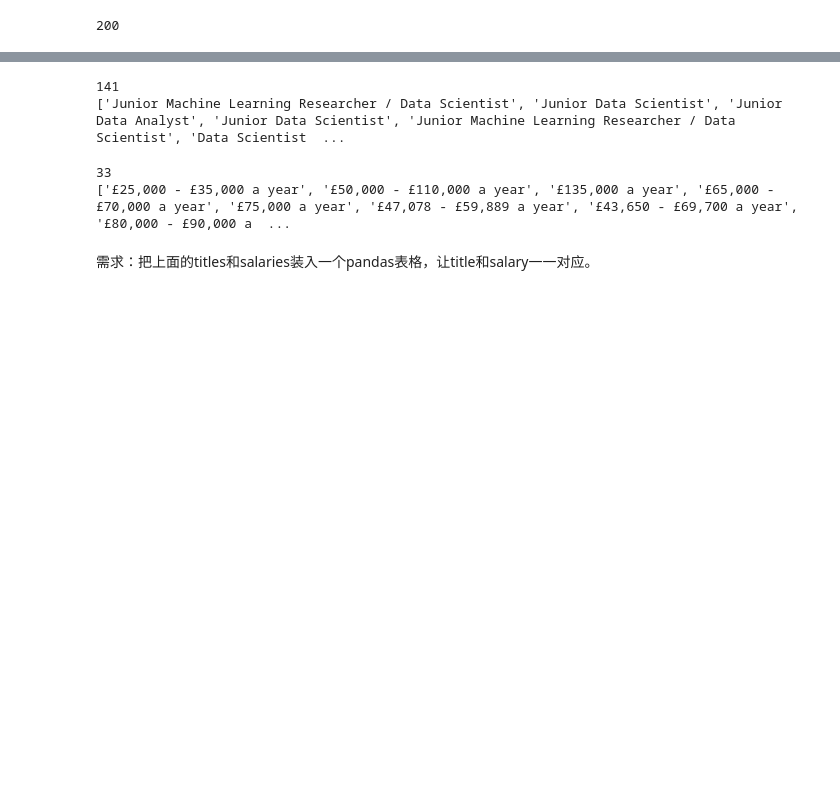
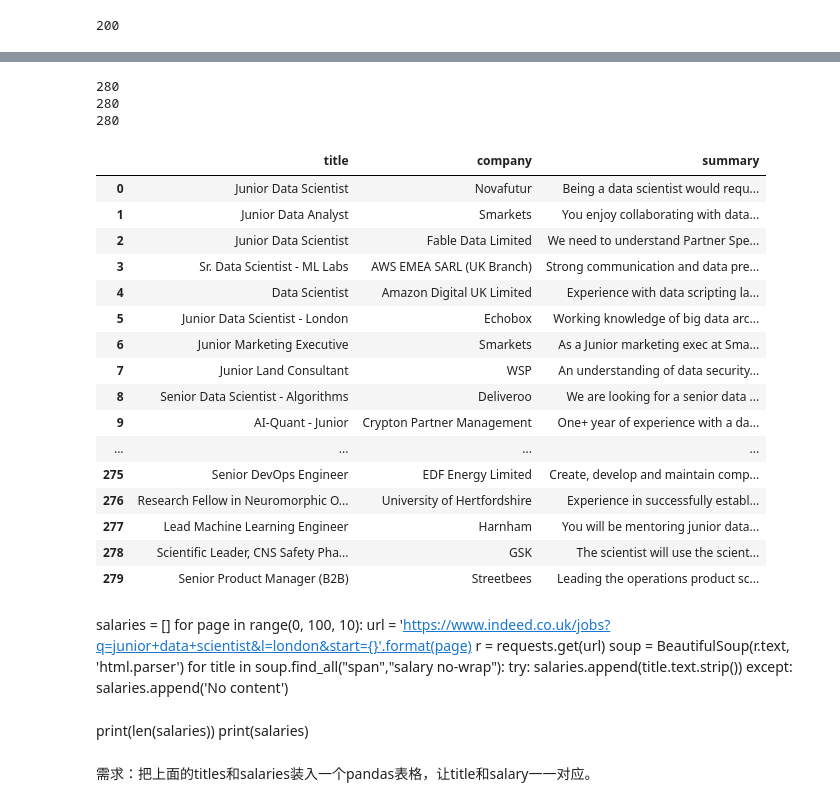
Before and after one commit to paxton615/Indeed_Job_Search, a Jupyter notebook: Indeed_job_search_clean_version.ipynb, the cells around one changed output, grey strips where cells are left out. Drawn from its saved outputs; the diff is of its cells as text; code cells hidden in the pictures; blank space fills up the shorter version.

Commit message:
basic functions have been realized in Indeed job searching project, title, company, summary can be easily collected

```diff
--- a/Indeed_job_search_clean_version.ipynb
+++ b/Indeed_job_search_clean_version.ipynb
@@ -4,3 +4,4 @@ import bs4
 from bs4 import BeautifulSoup
 import re
 import pandas as pd
+pd.options.display.max_rows = 5000 #(设定能显示的行数)
@@ -30,6 +37,9 @@ soup = BeautifulSoup(r.text, 'html.parser')
 # %%
 titles = []
-for page in range(0, 100, 10):
+companies = []
+# locations = []  # sequence doesn't match others
+summaries = []
+for page in range(0, 200, 10):
     url = 'https://www.indeed.co.uk/jobs?q=junior+data+scientist&l=london&start={}'.format(page)
     r = requests.get(url)
     soup = BeautifulSoup(r.text, 'html.parser')
@@ -37,10 +47,28 @@ for page in range(0, 100, 10):
         try:
             titles.append(title.text.strip())
         except:
-            titles.append('No content')
+            titles.append('Nothing')
+    for company in soup.find_all('span', attrs={'class':'company'}):
+        try:
+            companies.append(company.text.strip())
+        except:
+            companies.append('Nothing')
+#     for location in soup.find_all('span', attrs={'class':'location'}):
+#         try:
+#             locations.append(location.text.strip())
+#         except:
+#             locations.append('Nothing')
+    for summary in soup.find_all("div",{"class":"summary"}):
+        try:
+            summaries.append(summary.text.strip())
+        except:
+            summaries.append('Nothing')
 # %%
 print(len(titles))
-print(titles)
+print(len(companies))
+#print(len(locations))
+print(len(summaries))
 # %% [output]
-141
-['Junior Machine Learning Researcher / Data Scientist', 'Junior Data Scientist', 'Junior Data Analyst', 'Junior Data Scientist', 'Junior Machine Learning Researcher / Data Scientist', 'Data Scientist  ...
+280
+280
+280
@@ -58,6 +75,22 @@ for page in range(0, 100, 10):
-# %%
-print(len(salaries))
-print(salaries)
-# %% [output]
-33
-['£25,000 - £35,000 a year', '£50,000 - £110,000 a year', '£135,000 a year', '£65,000 - £70,000 a year', '£75,000 a year', '£47,078 - £59,889 a year', '£43,650 - £69,700 a year', '£80,000 - £90,000 a  ...
+# %%
+S_results = pd.DataFrame({'title':titles, 'company':companies, 'summary':summaries})
+# %%
+S_results
+# %% [output]
+|  | title | company | summary |
+| 0 | Junior Data Scientist | Novafutur | Being a data scientist would requ... |
+| 1 | Junior Data Analyst | Smarkets | You enjoy collaborating with data... |
+| 2 | Junior Data Scientist | Fable Data Limited | We need to understand Partner Spe... |
+| 3 | Sr. Data Scientist - ML Labs | AWS EMEA SARL (UK Branch) | Strong communication and data pre... |
+| 4 | Data Scientist | Amazon Digital UK Limited | Experience with data scripting la... |
+| 5 | Junior Data Scientist - London | Echobox | Working knowledge of big data arc... |
+| 6 | Junior Marketing Executive | Smarkets | As a Junior marketing exec at Sma... |
+| 7 | Junior Land Consultant | WSP | An understanding of data security... |
+| 8 | Senior Data Scientist - Algorithms | Deliveroo | We are looking for a senior data ... |
+| 9 | AI-Quant - Junior | Crypton Partner Management | One+ year of experience with a da... |
+| ... | ... | ... | ... |
+| 275 | Senior DevOps Engineer | EDF Energy Limited | Create, develop and maintain comp... |
+| 276 | Research Fellow in Neuromorphic O... | University of Hertfordshire | Experience in successfully establ... |
+| 277 | Lead Machine Learning Engineer | Harnham | You will be mentoring junior data... |
+| 278 | Scientific Leader, CNS Safety Pha... | GSK | The scientist will use the scient... |
+| 279 | Senior Product Manager (B2B) | Streetbees | Leading the operations product sc... |
@@ -64,2 +113,16 @@ print(salaries)
+# %% [markdown]
+salaries = []
+for page in range(0, 100, 10):
+    url = 'https://www.indeed.co.uk/jobs?q=junior+data+scientist&l=london&start={}'.format(page)
+    r = requests.get(url)
+    soup = BeautifulSoup(r.text, 'html.parser')
+    for title in soup.find_all("span","salary no-wrap"):
+        try:
+            salaries.append(title.text.strip())
+        except:
+            salaries.append('No content')
+# %% [markdown]
+print(len(salaries))
+print(salaries)
 # %% [markdown]
 需求：把上面的titles和salaries装入一个pandas表格，让title和salary一一对应。
```
Also changed, not shown: parts of 11 cells of this notebook, 2 other files.
